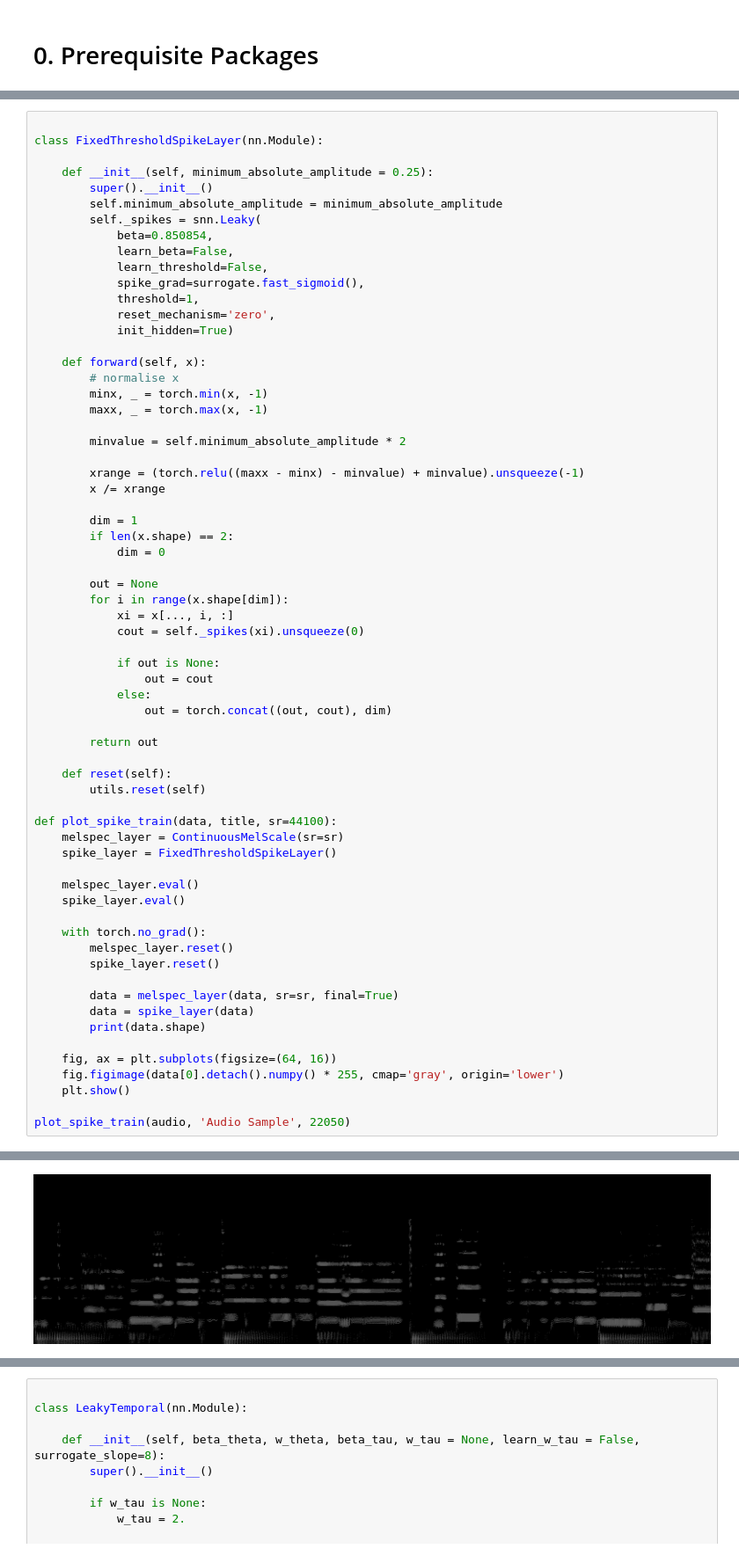
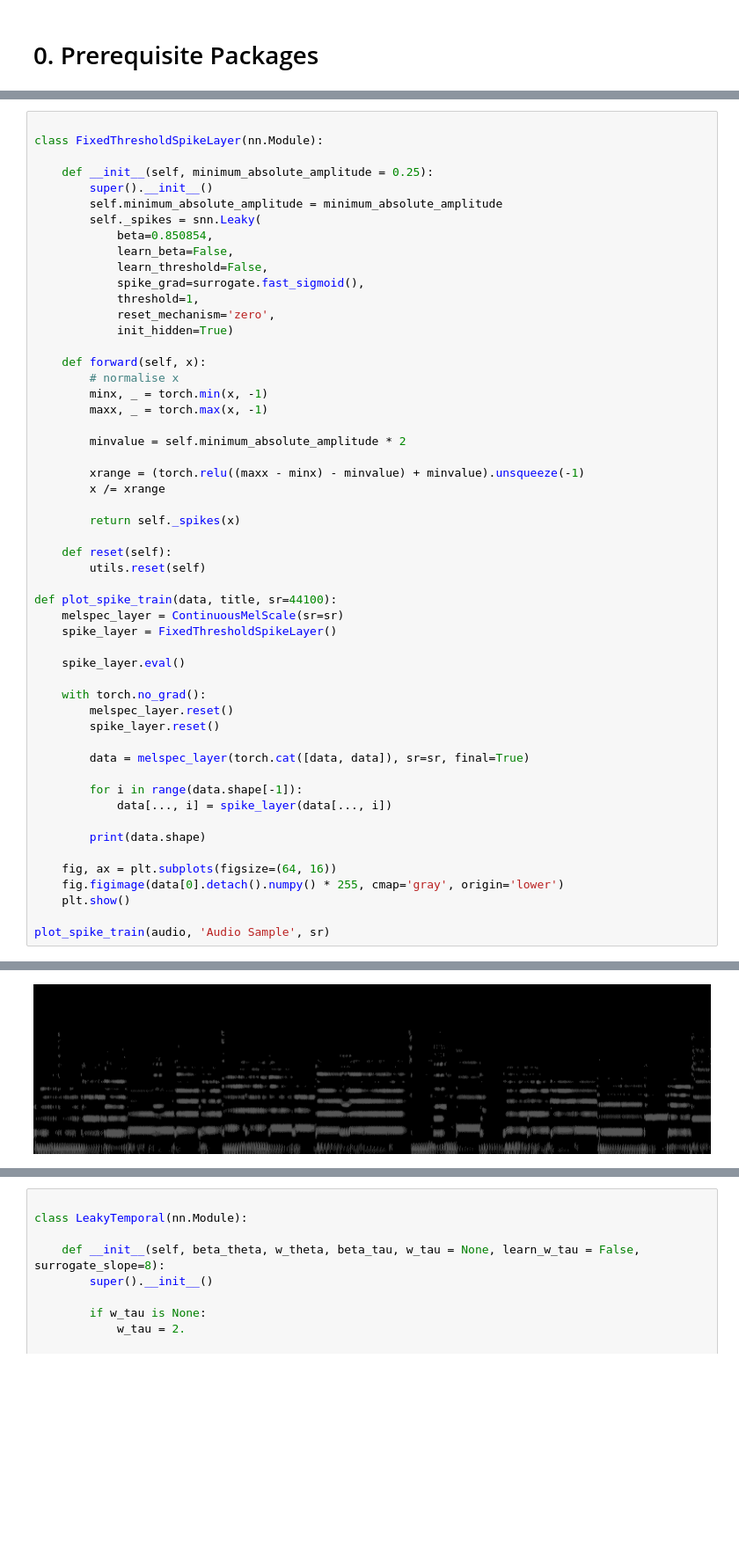
Before and after one commit to kmaragon/CM3070, a Jupyter notebook: Complete Model.ipynb, the cells around one changed output, grey strips where cells are left out. Shown at 88% size. Saved outputs shown, nothing was run; the diff lists cells and outputs as text; blank space fills up the shorter version.

```diff
--- a/Complete Model.ipynb
+++ b/Complete Model.ipynb
@@ -258,21 +243,7 @@ class FixedThresholdSpikeLayer(nn.Module):
         xrange = (torch.relu((maxx - minx) - minvalue) + minvalue).unsqueeze(-1)
         x /= xrange
 
-        dim = 1
-        if len(x.shape) == 2:
-            dim = 0
-
-        out = None
-        for i in range(x.shape[dim]):
-            xi = x[..., i, :]
-            cout = self._spikes(xi).unsqueeze(0)
-
-            if out is None:
-                out = cout
-            else:
-                out = torch.concat((out, cout), dim)
-
-        return out
+        return self._spikes(x)
 
     def reset(self):
         utils.reset(self)
@@ -281,20 +252,22 @@ def plot_spike_train(data, title, sr=44100):
     melspec_layer = ContinuousMelScale(sr=sr)
     spike_layer = FixedThresholdSpikeLayer()
 
-    melspec_layer.eval()
     spike_layer.eval()
 
     with torch.no_grad():
         melspec_layer.reset()
         spike_layer.reset()
 
-        data = melspec_layer(data, sr=sr, final=True)
-        data = spike_layer(data)
+        data = melspec_layer(torch.cat([data, data]), sr=sr, final=True)
+
+        for i in range(data.shape[-1]):
+            data[..., i] = spike_layer(data[..., i])
+
         print(data.shape)
 
     fig, ax = plt.subplots(figsize=(64, 16))
     fig.figimage(data[0].detach().numpy() * 255, cmap='gray', origin='lower')
     plt.show()
 
-plot_spike_train(audio, 'Audio Sample', 22050)
+plot_spike_train(audio, 'Audio Sample', sr)
 # %% [output]
@@ -302,2 +275,2 @@ torch.Size([1, 1024, 4008])
-[figure, old version]
+[figure, new version]
 # %% [markdown]
```
Also changed, not shown: parts of 21 cells of this notebook.
